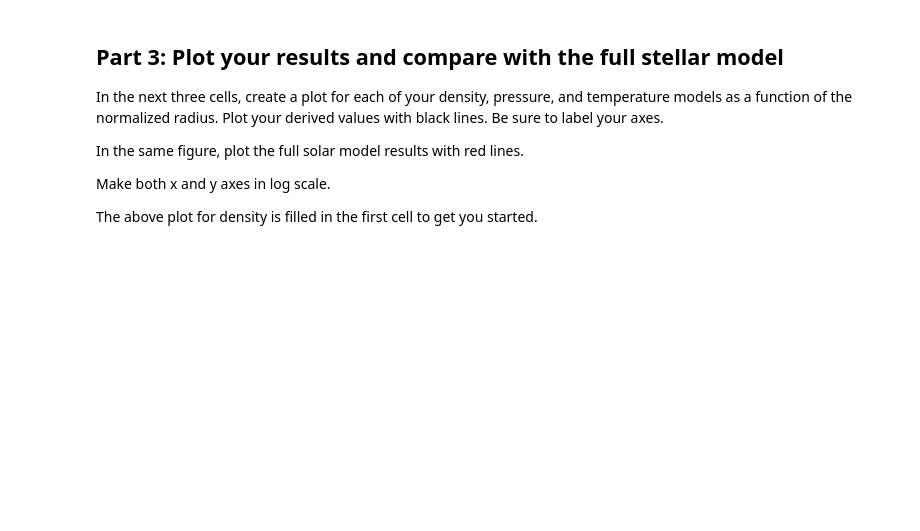
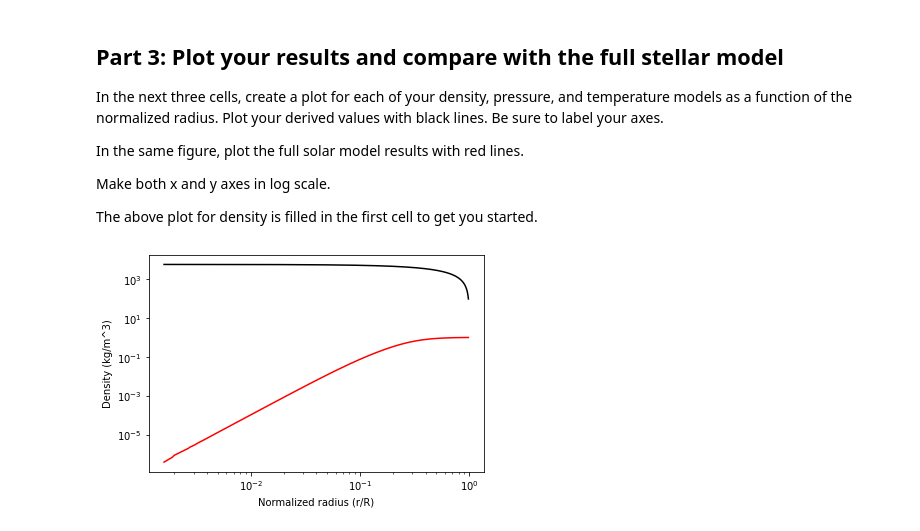
Before and after one commit to aircm/ast221-jupyter-notes, a Jupyter notebook: python_2/Python2-SimpleSolarModel.ipynb, the cells around one changed output. Drawn from its saved outputs; the diff is of its cells as text; code cells hidden in the pictures; blank space fills up the shorter version.

```diff
--- a/python_2/Python2-SimpleSolarModel.ipynb
+++ b/python_2/Python2-SimpleSolarModel.ipynb
@@ -29,9 +29,10 @@ import numpy as np
 # Change these array names to something more useful
 # Modify the filename
 # Modify the skiprows and usecols to read the correct column to the corresponding array
-array1, array2, array3, array4, array5 = np.loadtxt(filename,skiprows=5,usecols=(0,1,2,3,4),unpack=True)
+# I will load all columns
+mnorm, rnorm, T, rho, P, Lnorm, X, Y, He3, C12, N14, O16 = np.loadtxt("bs05_agsop.txt",skiprows=26,usecols=np.arange(0,12),unpack=True)
 
 # Modify the print statement below to print out the first ten values of r and density
 
-print('First ten values of R/Rsun: '+ str(array1[0]))
-print('First ten values of rho: ' + str(array2[0]))
+print('First ten values of R/Rsun: '+ str(rnorm[:10]))
+print('First ten values of rho: ' + str(rho[:10]))
@@ -161,20 +197,22 @@ The above plot for density is filled in the first cell to get you started.
 # %%
 # QUESTION 4: (1 point) Plot density
 
 fig=plt.figure()
 
 plt.plot(rnorm, my_rho_r, color='black')
 
 # Always add axis labels! Include units when needed.
 plt.xlabel('Normalized radius (r/R)')
-plt.ylabel('Density (g/cm^3)')
+plt.ylabel('Density (kg/m^3)')
 
 # Add the standard model here, make sure you edit 'array1' to what you named the solar model
 # array for density
-plt.plot(rnorm, array1, color='red')
+plt.plot(rnorm, mnorm, color='red')
 
 # Log axes
 plt.xscale('log')
 plt.yscale('log')
+# %% [output]
+[figure, added]
 # %%
 # QUESTION 5: (2 points) Plot pressure
```
Also changed, not shown: parts of 8 cells of this notebook, 2 other files.
